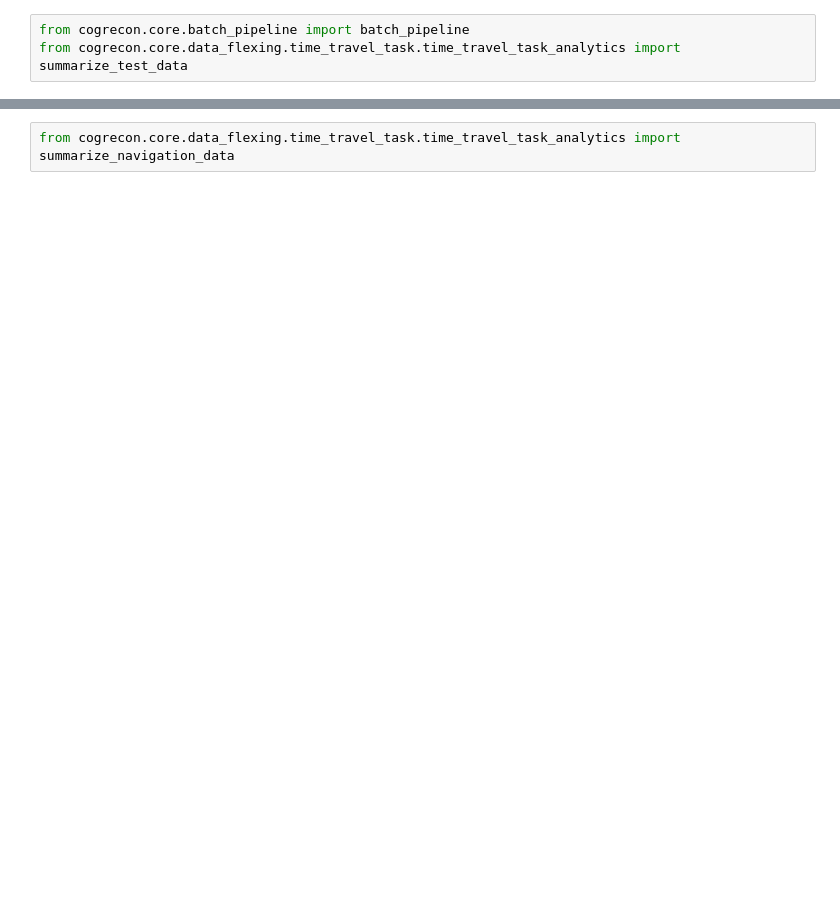
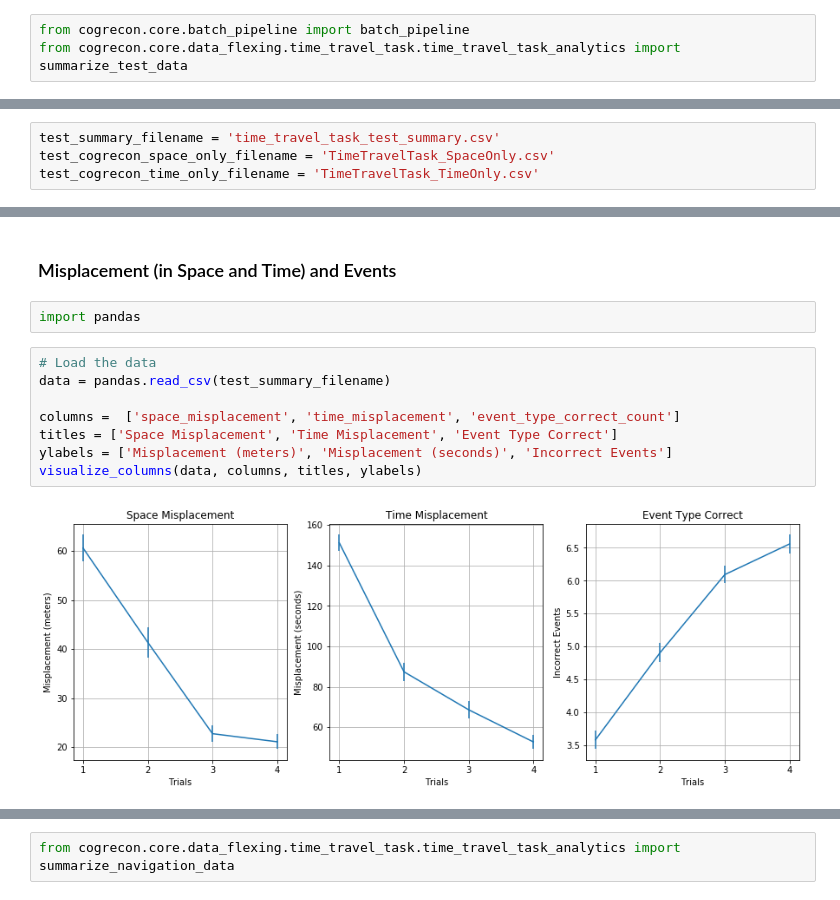
Before and after one commit to rokmetro/msl-iposition-pipeline-fork, a Jupyter notebook: examples/Time_Travel_Task_Analyses.ipynb, the cells around one changed output, grey strips where cells are left out. Cells and saved outputs as stored; diff of their text form; blank space fills up the shorter version.

```diff
--- a/examples/Time_Travel_Task_Analyses.ipynb
+++ b/examples/Time_Travel_Task_Analyses.ipynb
@@ -51,0 +63,4 @@ ValueError: Failed to get data coordinate of expected shape.
+# %%
+test_summary_filename = 'time_travel_task_test_summary.csv'
+test_cogrecon_space_only_filename = 'TimeTravelTask_SpaceOnly.csv'
+test_cogrecon_time_only_filename = 'TimeTravelTask_TimeOnly.csv'
@@ -51,0 +110,14 @@ ValueError: Failed to get data coordinate of expected shape.
+# %% [markdown]
+### Misplacement (in Space and Time) and Events
+# %%
+import pandas
+# %%
+# Load the data
+data = pandas.read_csv(test_summary_filename)
+
+columns =  ['space_misplacement', 'time_misplacement', 'event_type_correct_count']
+titles = ['Space Misplacement', 'Time Misplacement', 'Event Type Correct']
+ylabels = ['Misplacement (meters)', 'Misplacement (seconds)', 'Incorrect Events']
+visualize_columns(data, columns, titles, ylabels)
+# %% [output]
+[figure, added]
```
Also changed, not shown: parts of 28 cells of this notebook, 12 other files.
